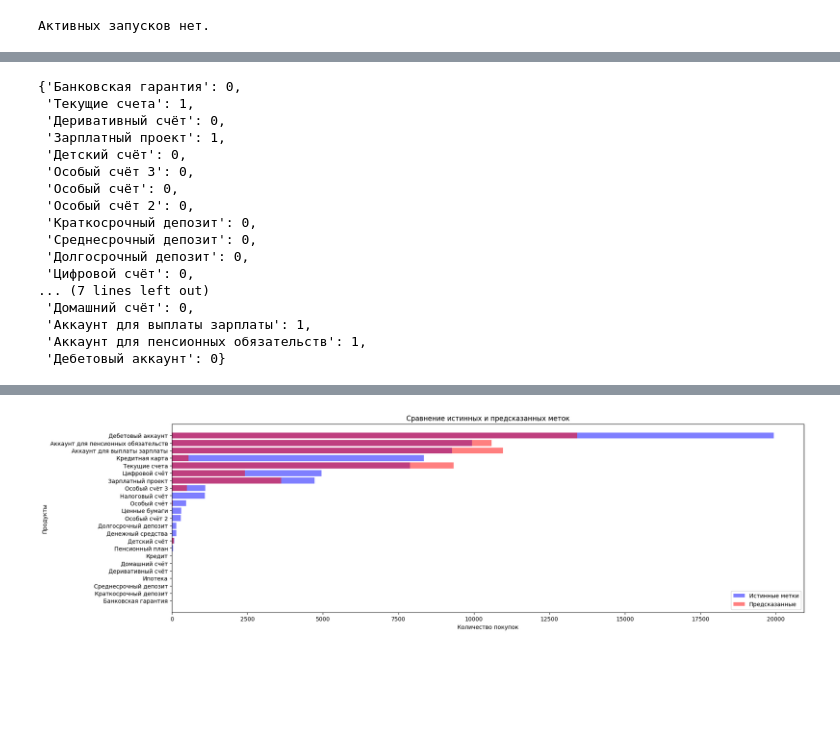
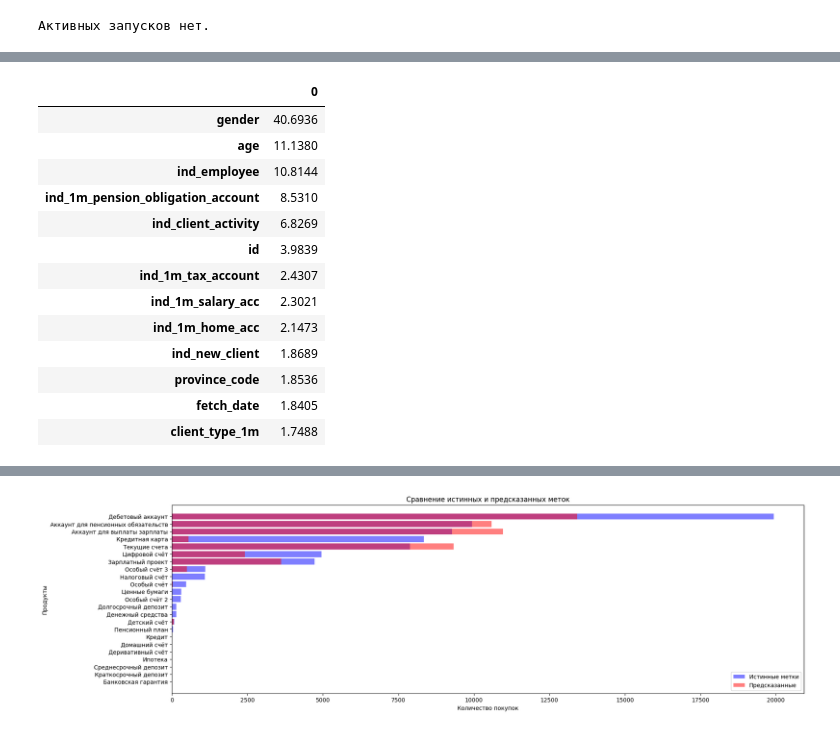
Before and after one commit to vvbelyanin/mle-sprint6-project, a Jupyter notebook: experiments.ipynb, the cells around one changed output, grey strips where cells are left out. Drawn from its saved outputs; the diff is of its cells as text; code cells hidden in the pictures; blank space fills up the shorter version.

Commit message:
last commit

```diff
--- a/experiments.ipynb
+++ b/experiments.ipynb
@@ -161,17 +194,17 @@ df_test = pd.read_parquet(LOCAL_DATA_PATH + TEST_PARQUET)
 X_test, y_test = get_X_y(df_test, df_test.attrs['target__'])
 # %%
-#model = joblib.load(LOCAL_MODEL_PATH + MODEL_PKL)
-model = joblib.load(LOCAL_MODEL_PATH + FITTED_MODEL)
+model = joblib.load(MODEL_DIR + MODEL_PKL)
+#model = joblib.load(MODEL_DIR + FITTED_MODEL)
 # %%
 %%time
 # ~ 16 min
 
-df_train = pd.read_parquet(LOCAL_DATA_PATH + TRAIN_PARQUET)
+df_train = pd.read_parquet(DATA_DIR + TRAIN_PARQUET)
 
 start_date_of_train = '2015-07-28'
 df_train = df_train[df_train.fetch_date >= start_date_of_train]
 
-df_test = pd.read_parquet(LOCAL_DATA_PATH + TEST_PARQUET)
+df_test = pd.read_parquet(DATA_DIR + TEST_PARQUET)
 
 X_train, y_train = get_X_y(df_train, df_train.attrs['target__'])
 X_test, y_test = get_X_y(df_test, df_test.attrs['target__'])
@@ -183 +236,19 @@ Wall time: 5.01 s
+# %%
+df_importance = pd.DataFrame([model.steps[2][1].estimators_[0].get_feature_importance()], columns=X_train.columns).T.sort_values(by=0, ascending=False)
+df_importance[df_importance[0] > 1]
+# %% [output]
+|  | 0 |
+| gender | 40.6936 |
+| age | 11.1380 |
+| ind_employee | 10.8144 |
+| ind_1m_pension_obligation_account | 8.5310 |
+| ind_client_activity | 6.8269 |
+| id | 3.9839 |
+| ind_1m_tax_account | 2.4307 |
+| ind_1m_salary_acc | 2.3021 |
+| ind_1m_home_acc | 2.1473 |
+| ind_new_client | 1.8689 |
+| province_code | 1.8536 |
+| fetch_date | 1.8405 |
+| client_type_1m | 1.7488 |
 # %%
@@ -221,41 +317,0 @@ save_row_to_json(X_test.iloc[id], 'sample.json')
-# %%
-def load_row_from_json(json_file):
-    row_loaded = pd.read_json(json_file, typ='series')
-
-    row_loaded['fetch_date'] = pd.to_datetime(row_loaded['fetch_date'], format='%d-%m-%Y')
-    row_loaded['registration_date'] = pd.to_datetime(row_loaded['registration_date'], format='%d-%m-%Y')
-    row_loaded['last_date_as_primary'] = pd.to_datetime(row_loaded['last_date_as_primary'], format='%d-%m-%Y')
-
-    if row_loaded['income'] is None:
-        row_loaded['income'] = income_mean
-
-    return pd.DataFrame([row_loaded])
-
-
-def interpret_predictions(predictions):
-    res = {}
-    for col, name in zip(predictions, target_cols):
-        res[attrs[name[8:]][0]] = col
-    return res
-
-
-prediction = model.predict(load_row_from_json('sample.json'))[0]
-interpret_predictions(prediction)
-# %% [output]
-{'Банковская гарантия': 0,
- 'Текущие счета': 1,
- 'Деривативный счёт': 0,
- 'Зарплатный проект': 1,
- 'Детский счёт': 0,
- 'Особый счёт 3': 0,
- 'Особый счёт': 0,
- 'Особый счёт 2': 0,
- 'Краткосрочный депозит': 0,
- 'Среднесрочный депозит': 0,
- 'Долгосрочный депозит': 0,
- 'Цифровой счёт': 0,
-... (7 lines left out)
- 'Домашний счёт': 0,
- 'Аккаунт для выплаты зарплаты': 1,
- 'Аккаунт для пенсионных обязательств': 1,
- 'Дебетовый аккаунт': 0}
```
Also changed, not shown: parts of 19 cells of this notebook, 22 other files.
